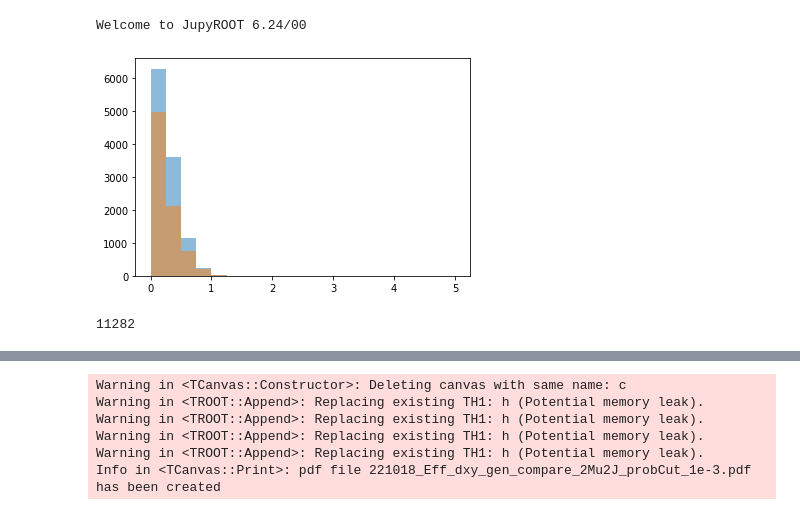
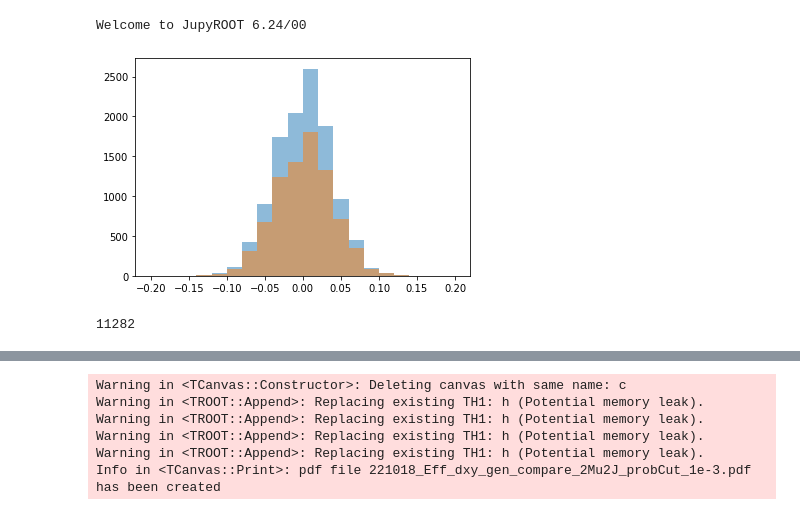
Before and after one commit to annamasce/disp_muon_studies, a Jupyter notebook: notebooks/eff_plots.ipynb, the cells around one changed output, grey strips where cells are left out. Drawn from its saved outputs; the diff is of its cells as text; code cells hidden in the pictures.

```diff
--- a/notebooks/eff_plots.ipynb
+++ b/notebooks/eff_plots.ipynb
@@ -37,16 +37,16 @@ tag = '221019_bugFix'
 with open(result_dir + f'result_{tag}.pkl', 'rb') as f:
     result = pickle.load(f)
 # %%
-var = "dimuon_deltaR"
-range_var = [0, 5]
-var_name = "#Delta R"
+var = "dimuon_deltaPhi_gen"
+range_var = [-0.2, 0.2]
+var_name = "gen #Delta#phi(#mu1, #mu2)"
 dataset = "HNL1"
 plt.hist(result[f"den_{var}"][f"{dataset}"].value, range=range_var, bins=20, alpha=0.5)
 plt.hist(result[f"num_{var}"][f"{dataset}"].value, range=range_var, bins=20, alpha=0.5)
 plt.show()
 print(len(result[f"den_{var}"][f"{dataset}"].value))
 # %% [output]
-[figure, old version]
+[figure, new version]
 11282
 # %%
 c = ROOT.TCanvas("c", "", 1)
```
Also changed, not shown: parts of 2 cells of this notebook, 2 other files.
